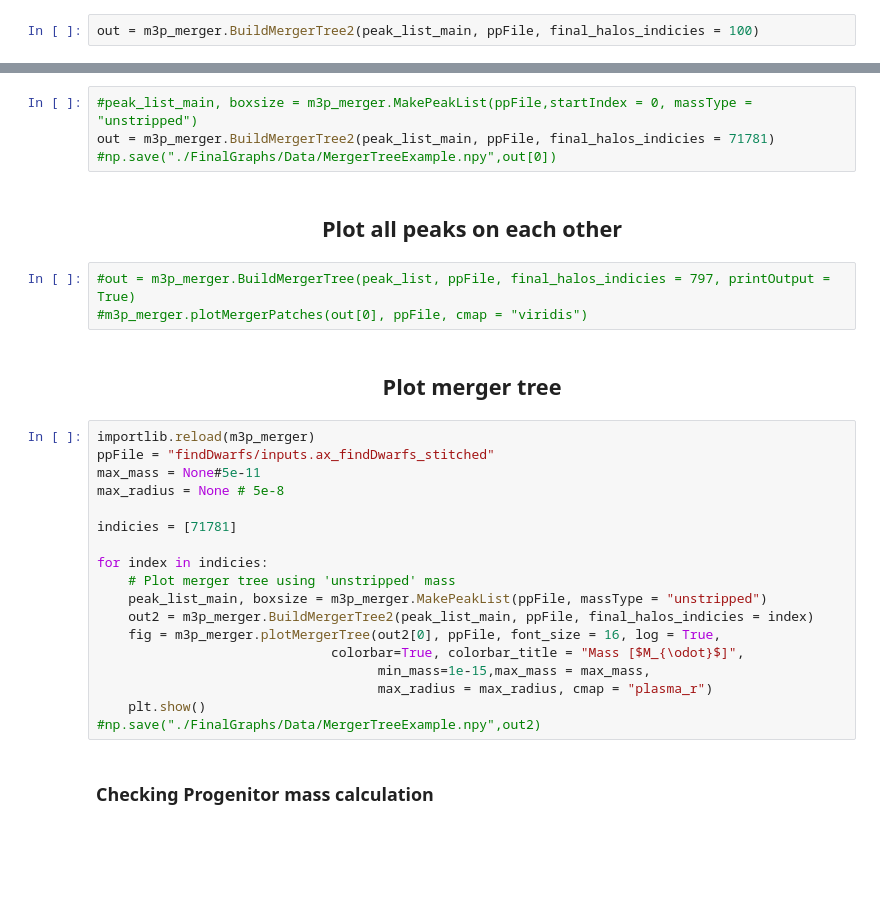
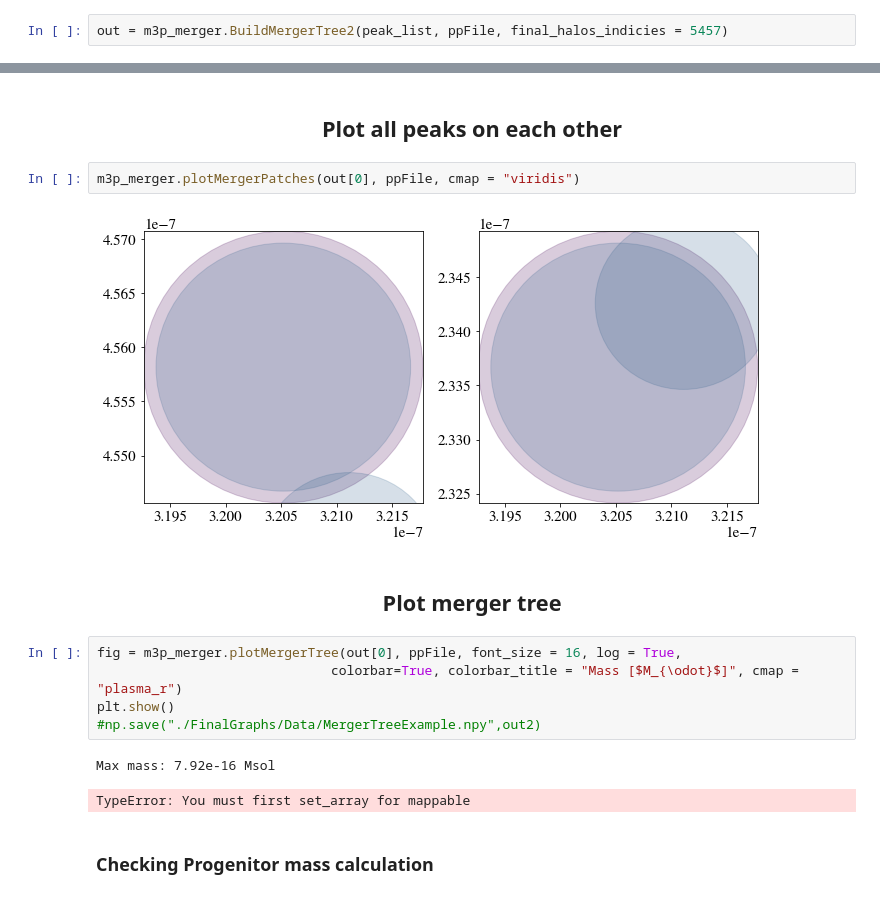
Before and after one commit to David-Ellis/m3p_merger, a Jupyter notebook: MergerTree.ipynb, the cells around one changed output, grey strips where cells are left out. Cells and saved outputs as stored; diff of their text form; blank space fills up the shorter version.

```diff
--- a/MergerTree.ipynb
+++ b/MergerTree.ipynb
@@ -62,4 +62,4 @@ plt.ylabel("Total Mass [$M_{\odot}$]")
 Text(0, 0.5, 'Total Mass [$M_{\\odot}$]')
 [figure]
 # %%
-out = m3p_merger.BuildMergerTree2(peak_list_main, ppFile, final_halos_indicies = 100)
+out = m3p_merger.BuildMergerTree2(peak_list, ppFile, final_halos_indicies = 5457)
@@ -78,32 +66,19 @@ for i in range(len(out)):
-# %%
-#peak_list_main, boxsize = m3p_merger.MakePeakList(ppFile,startIndex = 0, massType = "unstripped")
-out = m3p_merger.BuildMergerTree2(peak_list_main, ppFile, final_halos_indicies = 71781)
-#np.save("./FinalGraphs/Data/MergerTreeExample.npy",out[0])
 # %% [markdown]
 <h2><center>Plot all peaks on each other</center></h2>
 # %%
-#out = m3p_merger.BuildMergerTree(peak_list, ppFile, final_halos_indicies = 797, printOutput = True)
-#m3p_merger.plotMergerPatches(out[0], ppFile, cmap = "viridis")
+m3p_merger.plotMergerPatches(out[0], ppFile, cmap = "viridis")
+# %% [output]
+[figure, added]
 # %% [markdown]
 <h2><center>Plot merger tree</center></h2>
 # %%
-importlib.reload(m3p_merger)
-ppFile = "findDwarfs/inputs.ax_findDwarfs_stitched"
-max_mass = None#5e-11
-max_radius = None # 5e-8
-
-indicies = [71781]
-
-for index in indicies:
-    # Plot merger tree using 'unstripped' mass
-    peak_list_main, boxsize = m3p_merger.MakePeakList(ppFile, massType = "unstripped")
-    out2 = m3p_merger.BuildMergerTree2(peak_list_main, ppFile, final_halos_indicies = index)
-    fig = m3p_merger.plotMergerTree(out2[0], ppFile, font_size = 16, log = True,
-                              colorbar=True, colorbar_title = "Mass [$M_{\odot}$]",
-                                    min_mass=1e-15,max_mass = max_mass,
-                                    max_radius = max_radius, cmap = "plasma_r")
-    plt.show()
+fig = m3p_merger.plotMergerTree(out[0], ppFile, font_size = 16, log = True,
+                              colorbar=True, colorbar_title = "Mass [$M_{\odot}$]", cmap = "plasma_r")
+plt.show()
 #np.save("./FinalGraphs/Data/MergerTreeExample.npy",out2)
+# %% [output]
+Max mass: 7.92e-16 Msol
+TypeError: You must first set_array for mappable
 # %% [markdown]
 <h3>Checking Progenitor mass calculation</h3>
 # %%
```
Also changed, not shown: parts of 7 cells of this notebook, 1 other file.
